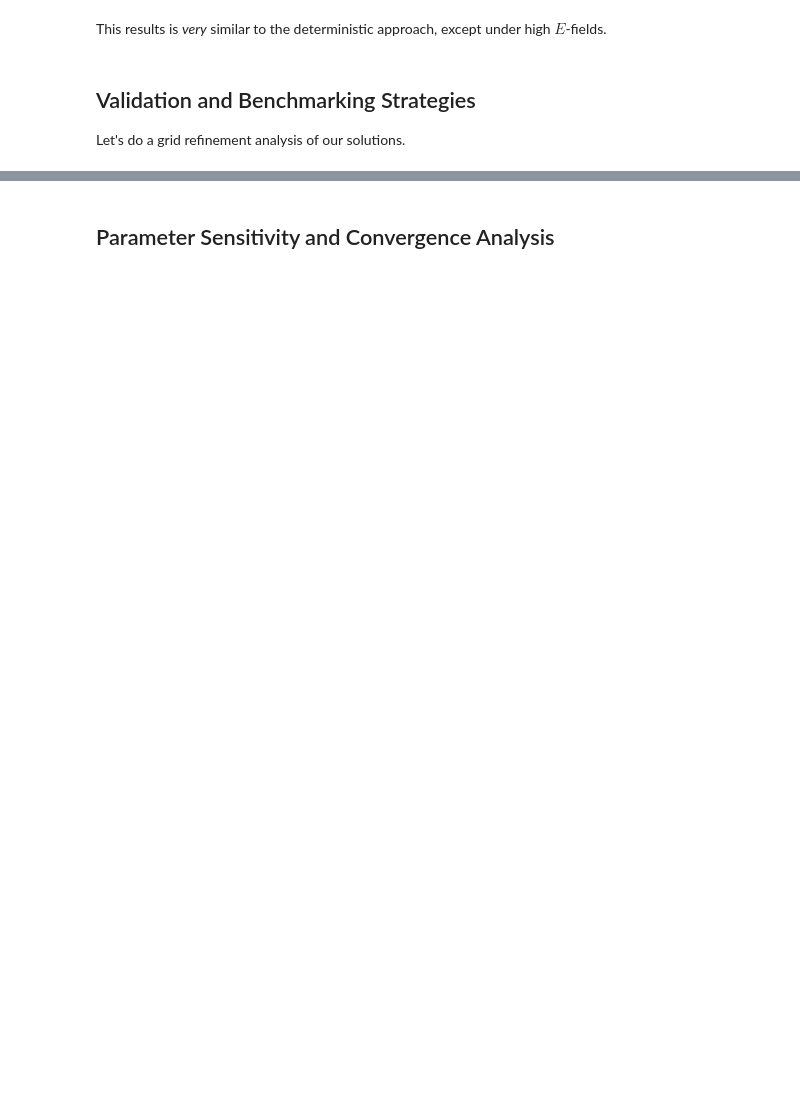
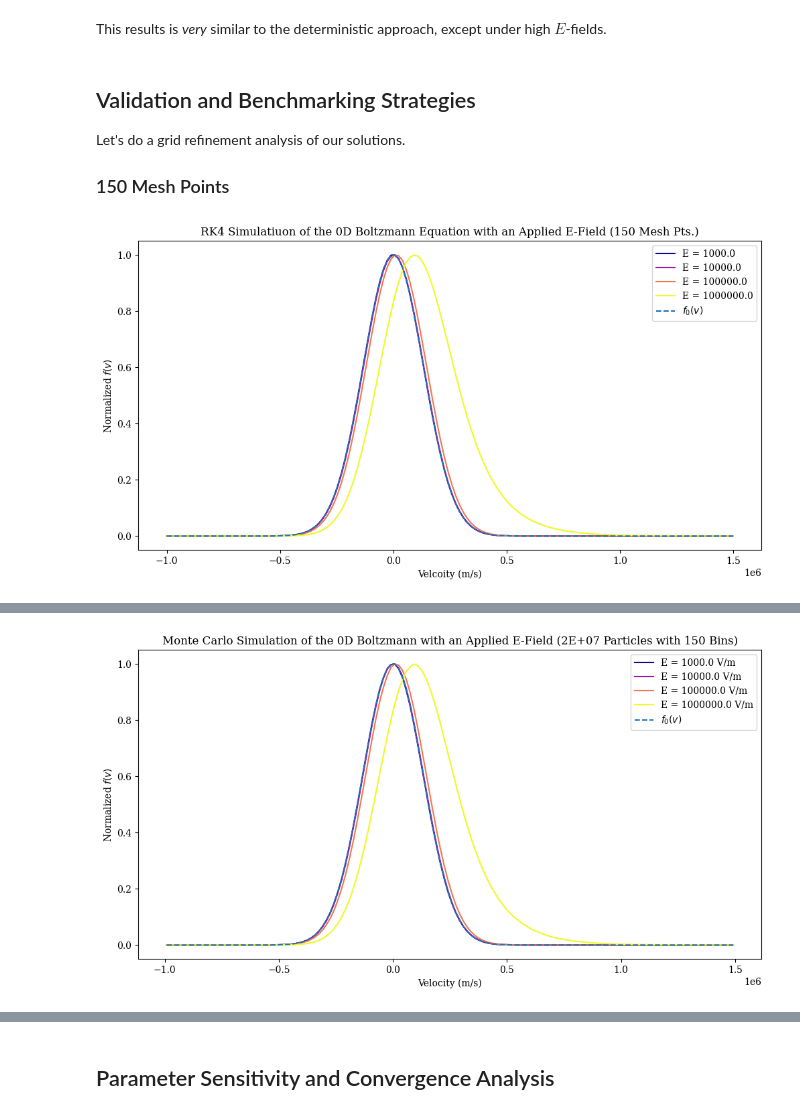
Before and after one commit to adkarp/boltzmann0d, a Jupyter notebook: theory.ipynb, the cells around one changed output, grey strips where cells are left out. Saved outputs shown, nothing was run; the diff lists cells and outputs as text; code cells hidden in the pictures; blank space fills up the shorter version.

Commit message:
generated data + made time plot

```diff
--- a/theory.ipynb
+++ b/theory.ipynb
@@ -437,3 +463,13 @@ This results is _very_ similar to the deterministic approach, except under high
 # %% [markdown]
 ## Validation and Benchmarking Strategies
 Let's do a grid refinement analysis of our solutions.
+
+### 150 Mesh Points
+# %%
+IC_rk4_150 = {"N": 150, "Vmax": 1.5e6, "Vmin": 1e6}
+f_rk4_150, _ = evalBoltzmann(E, f0, df, userinput=False, IC=IC_rk4_150, **constants)
+
+IC_MC_150 = {"N": 20000000, "Nbins": 150, "Vmax": 1.5e6, "Vmin": 1e6}
+f_MC_150, _ = evalBoltzmannMC(E, f0, userinput=False, IC=IC_MC_150, **constants)
+# %% [output]
+[figure, added]
@@ -439,0 +477 @@ Let's do a grid refinement analysis of our solutions.
+[figure, added]
```
Also changed, not shown: parts of 19 cells of this notebook, 1 other file.
